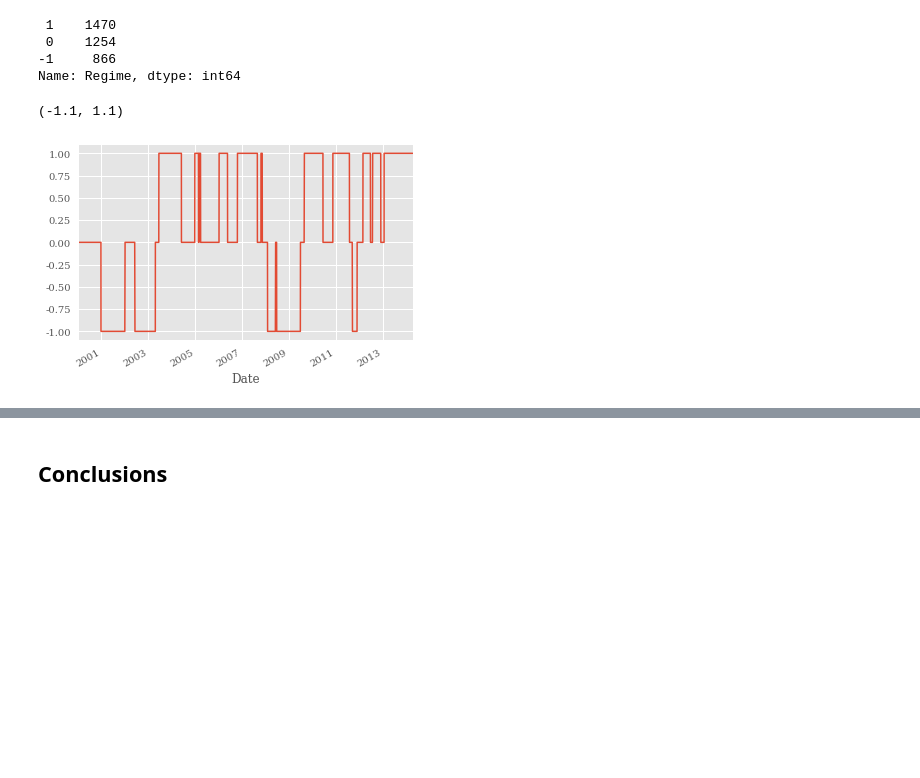
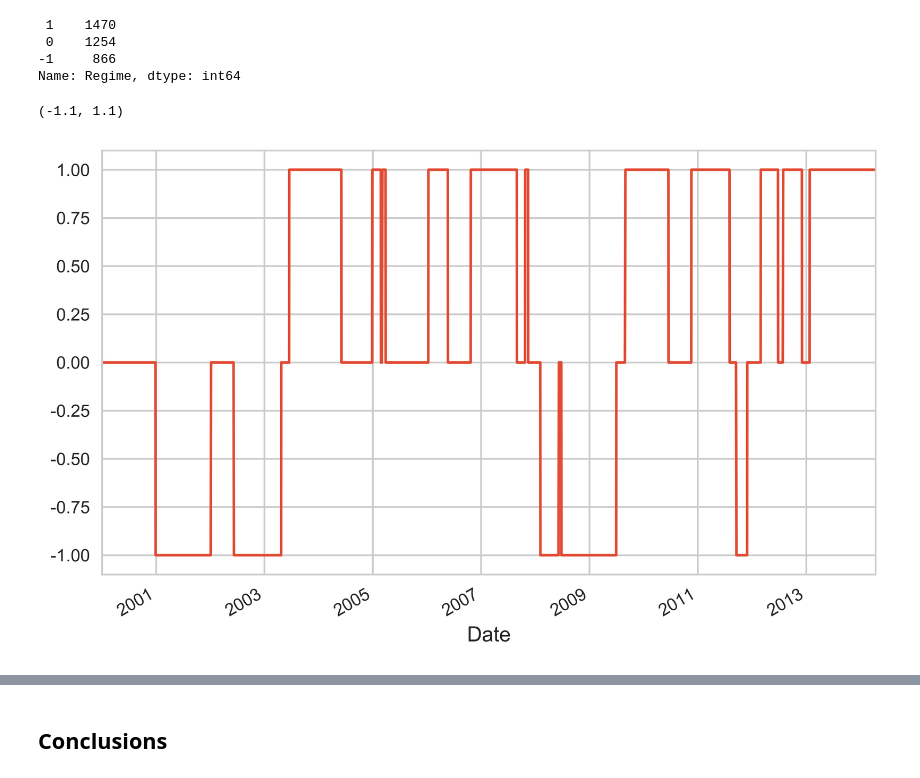
Before and after one commit to hjhjpark/py4fi, a Jupyter notebook: ipython3/03_Introductory_Examples.ipynb, the cells around one changed output, grey strips where cells are left out. Saved outputs shown, nothing was run; the diff lists cells and outputs as text; code cells hidden in the pictures; blank space fills up the shorter version.

```diff
--- a/ipython3/03_Introductory_Examples.ipynb
+++ b/ipython3/03_Introductory_Examples.ipynb
@@ -29,6 +29,9 @@ plt.style.use('ggplot')
 import matplotlib as mpl
 mpl.rcParams['font.family'] = 'serif'
 import warnings; warnings.simplefilter('ignore')
+mpl.rc('figure', dpi=900)
+import seaborn
+seaborn.set_style("whitegrid")
 # %% [markdown]
 ## Implied Volatilities
 # %%
@@ -383,13 +385,13 @@ SPY['Regime'].value_counts()
 -1     866
 Name: Regime, dtype: int64
 # %%
-SPY['Regime'].plot(lw=1.5, grid=True)
+SPY['Regime'].plot(lw=1.5, grid=True, figsize=(8, 5))
 plt.ylim([-1.1, 1.1])
 # tag: SPY_signal
 # title: Signal regimes over time
 # %% [output]
 (-1.1, 1.1)
-[figure, old version]
+[figure, new version]
 # %%
 SPY['Market'] = np.log(SPY['Close'] / SPY['Close'].shift(1))
 # %%
```
Also changed, not shown: parts of 6 cells of this notebook, 2 other files.
